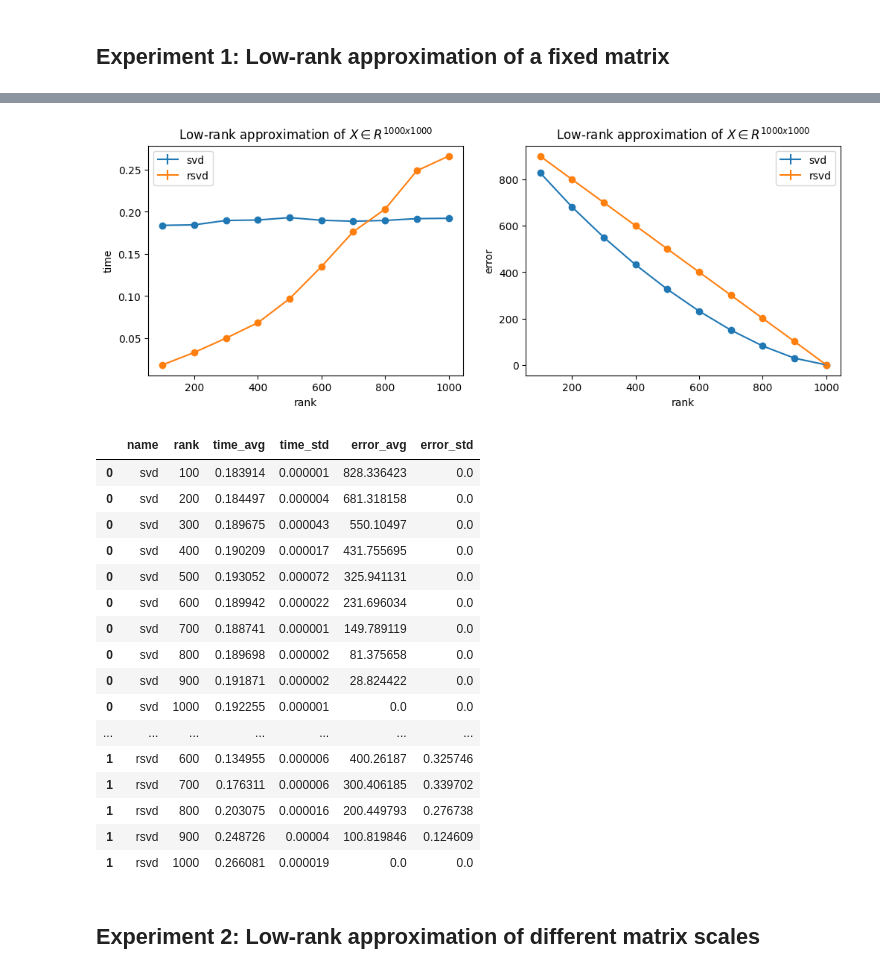
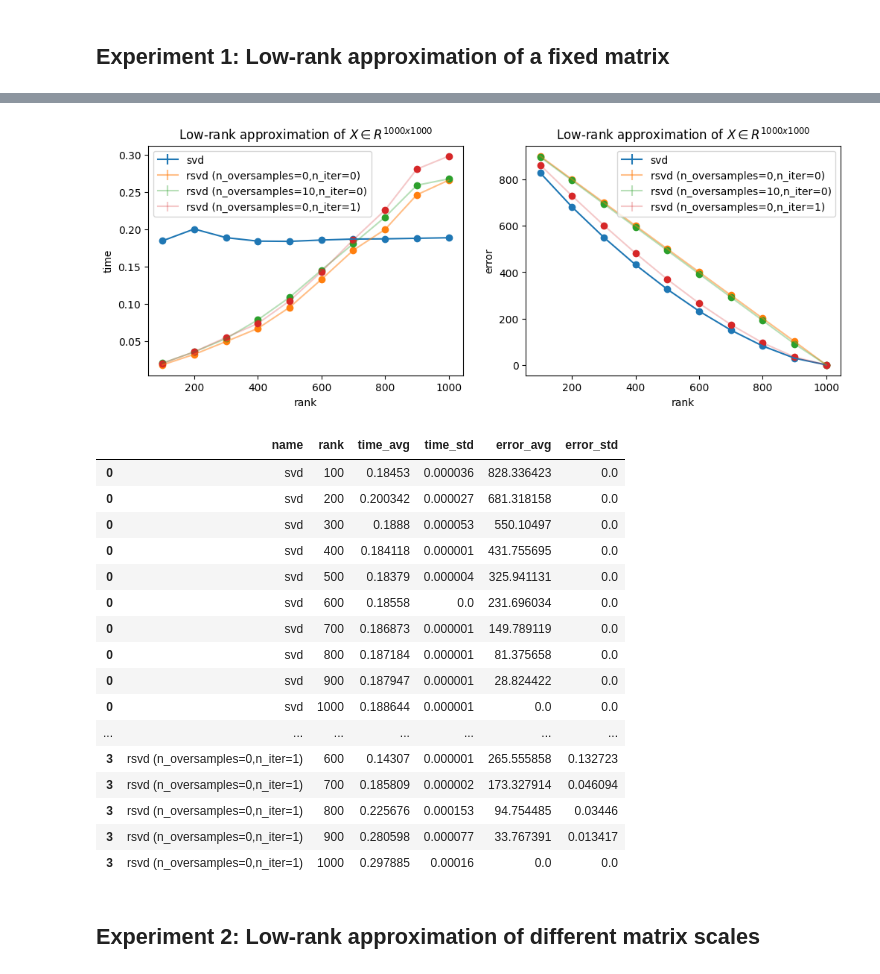
Before and after one commit to bhdsc/rNLA, a Jupyter notebook: rsvd.ipynb, the cells around one changed output, grey strips where cells are left out. Drawn from its saved outputs; the diff is of its cells as text; code cells hidden in the pictures.

Commit message:
update plots

```diff
--- a/rsvd.ipynb
+++ b/rsvd.ipynb
@@ -11,19 +12,25 @@ def svd(X, k=None):
     U, s, Vh = np.linalg.svd(X, full_matrices=False)
     return U[:, :k] * s[:k] @ Vh[:k]
 
-def rsvd(X, k=None, random_state=None):
+def rsvd(X, k=None, n_oversamples=10, n_iter='auto', random_state=None):
     # https://scikit-learn.org/dev/modules/generated/sklearn.utils.extmath.randomized_svd.html
     # https://scikit-learn.org/dev/modules/generated/sklearn.decomposition.TruncatedSVD.html
     if k is None:
         k = min(*X.shape)
-    U, s, Vh = randomized_svd(X, k, random_state=random_state, n_oversamples=0, n_iter=0) # last two params speed-accuracy tradeoff
+    U, s, Vh = randomized_svd(
+        X,
+        k,
+        random_state=random_state,
+        n_oversamples=n_oversamples,
+        n_iter=n_iter
+    ) # last two params speed-accuracy tradeoff
     return U * s @ Vh
 # %%
 def rank_experiment(X, func, ranks, n_trials: int = 5):
     to = []
     eo = []
 
-    for k in ranks:
+    for k in tqdm.tqdm(ranks):
         ti = []
         ei = []
 
@@ -77,47 +109,41 @@ Wall time: 31.9 s
 # %%
 fig, ax = plt.subplots(1, 2, figsize=(12, 4))
 
-measures = ["time", "error"]
 for i, measure in enumerate(measures):
-
-    metrics = svd_metrics
-    ax[i].errorbar(ranks, metrics[f"{measure}_avg"], metrics[f"{measure}_std"], label="svd")
-    ax[i].scatter(ranks, metrics[f"{measure}_avg"])
-
-    metrics = rsvd_metrics
-    ax[i].errorbar(ranks, metrics[f"{measure}_avg"], metrics[f"{measure}_std"], label="rsvd")
-    ax[i].scatter(ranks, metrics[f"{measure}_avg"])
+    for j, metrics in enumerate(methods):
+        ax[i].errorbar(ranks, metrics[f"{measure}_avg"], metrics[f"{measure}_std"], label=metrics["name"][0], alpha=1/(j+1))
+        ax[i].scatter(ranks, metrics[f"{measure}_avg"])
 
     ax[i].set_title(f"Low-rank approximation of $X \\in R^{{{n}x{n}}}$")
     ax[i].set_xlabel("rank")
     ax[i].set_ylabel(measure)
     ax[i].legend()
 
 plt.show()
 # %% [output]
-[figure, old version]
+[figure, new version]
 # %%
-df = pd.DataFrame([svd_metrics, rsvd_metrics])
+df = pd.DataFrame(methods)
 df = df.explode(df.columns.tolist())
 df
 # %% [output]
 |  | name | rank | time_avg | time_std | error_avg | error_std |
-| 0 | svd | 100 | 0.183914 | 0.000001 | 828.336423 | 0.0 |
-| 0 | svd | 200 | 0.184497 | 0.000004 | 681.318158 | 0.0 |
-| 0 | svd | 300 | 0.189675 | 0.000043 | 550.10497 | 0.0 |
-| 0 | svd | 400 | 0.190209 | 0.000017 | 431.755695 | 0.0 |
-| 0 | svd | 500 | 0.193052 | 0.000072 | 325.941131 | 0.0 |
-| 0 | svd | 600 | 0.189942 | 0.000022 | 231.696034 | 0.0 |
-| 0 | svd | 700 | 0.188741 | 0.000001 | 149.789119 | 0.0 |
-| 0 | svd | 800 | 0.189698 | 0.000002 | 81.375658 | 0.0 |
-| 0 | svd | 900 | 0.191871 | 0.000002 | 28.824422 | 0.0 |
-| 0 | svd | 1000 | 0.192255 | 0.000001 | 0.0 | 0.0 |
+| 0 | svd | 100 | 0.18453 | 0.000036 | 828.336423 | 0.0 |
+| 0 | svd | 200 | 0.200342 | 0.000027 | 681.318158 | 0.0 |
+| 0 | svd | 300 | 0.1888 | 0.000053 | 550.10497 | 0.0 |
+| 0 | svd | 400 | 0.184118 | 0.000001 | 431.755695 | 0.0 |
+| 0 | svd | 500 | 0.18379 | 0.000004 | 325.941131 | 0.0 |
+| 0 | svd | 600 | 0.18558 | 0.0 | 231.696034 | 0.0 |
+| 0 | svd | 700 | 0.186873 | 0.000001 | 149.789119 | 0.0 |
+| 0 | svd | 800 | 0.187184 | 0.000001 | 81.375658 | 0.0 |
+| 0 | svd | 900 | 0.187947 | 0.000001 | 28.824422 | 0.0 |
+| 0 | svd | 1000 | 0.188644 | 0.000001 | 0.0 | 0.0 |
 | ... | ... | ... | ... | ... | ... | ... |
-| 1 | rsvd | 600 | 0.134955 | 0.000006 | 400.26187 | 0.325746 |
-| 1 | rsvd | 700 | 0.176311 | 0.000006 | 300.406185 | 0.339702 |
-| 1 | rsvd | 800 | 0.203075 | 0.000016 | 200.449793 | 0.276738 |
-| 1 | rsvd | 900 | 0.248726 | 0.00004 | 100.819846 | 0.124609 |
-| 1 | rsvd | 1000 | 0.266081 | 0.000019 | 0.0 | 0.0 |
+| 3 | rsvd (n_oversamples=0,n_iter=1) | 600 | 0.14307 | 0.000001 | 265.555858 | 0.132723 |
+| 3 | rsvd (n_oversamples=0,n_iter=1) | 700 | 0.185809 | 0.000002 | 173.327914 | 0.046094 |
+| 3 | rsvd (n_oversamples=0,n_iter=1) | 800 | 0.225676 | 0.000153 | 94.754485 | 0.03446 |
+| 3 | rsvd (n_oversamples=0,n_iter=1) | 900 | 0.280598 | 0.000077 | 33.767391 | 0.013417 |
+| 3 | rsvd (n_oversamples=0,n_iter=1) | 1000 | 0.297885 | 0.00016 | 0.0 | 0.0 |
 # %% [markdown]
 ## Experiment 2: Low-rank approximation of different matrix scales
 # %%
```
Also changed, not shown: parts of 3 cells of this notebook.
